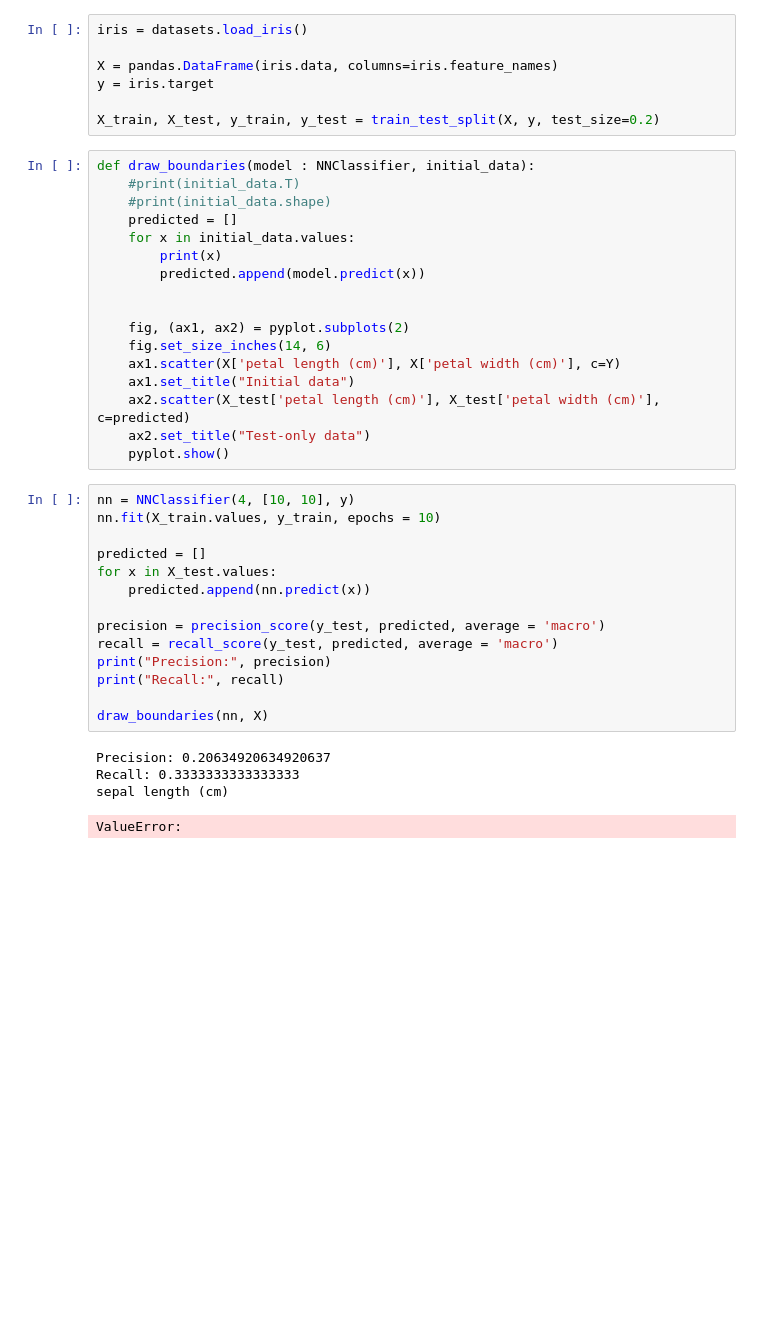
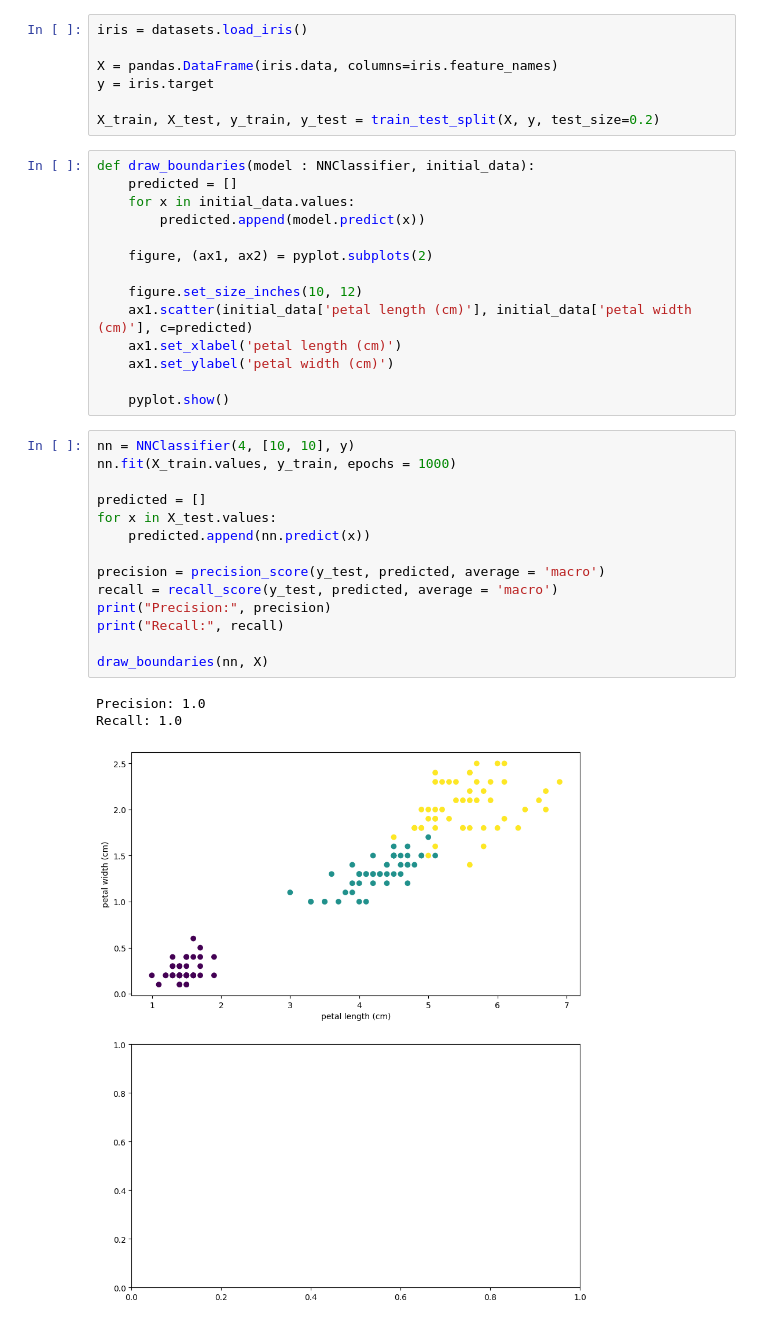
Before and after one commit to yaggod/MachineLearningTasks, a Jupyter notebook: Machine Learning/Task1.ipynb, the cells around one changed output. Drawn from its saved outputs; the diff is of its cells as text; blank space fills up the shorter version.

```diff
--- a/Machine Learning/Task1.ipynb
+++ b/Machine Learning/Task1.ipynb
@@ -122,40 +122,36 @@ y = iris.target
 X_train, X_test, y_train, y_test = train_test_split(X, y, test_size=0.2)
 # %%
 def draw_boundaries(model : NNClassifier, initial_data):
-    #print(initial_data.T)
-    #print(initial_data.shape)
     predicted = []
     for x in initial_data.values:
-        print(x)
         predicted.append(model.predict(x))
 
+    figure, (ax1, ax2) = pyplot.subplots(2)
 
-    fig, (ax1, ax2) = pyplot.subplots(2)
-    fig.set_size_inches(14, 6)
-    ax1.scatter(X['petal length (cm)'], X['petal width (cm)'], c=Y)
-    ax1.set_title("Initial data")
-    ax2.scatter(X_test['petal length (cm)'], X_test['petal width (cm)'], c=predicted)
-    ax2.set_title("Test-only data")
+    figure.set_size_inches(10, 12)
+    ax1.scatter(initial_data['petal length (cm)'], initial_data['petal width (cm)'], c=predicted)
+    ax1.set_xlabel('petal length (cm)')
+    ax1.set_ylabel('petal width (cm)')
+
     pyplot.show()
 # %%
 nn = NNClassifier(4, [10, 10], y)
-nn.fit(X_train.values, y_train, epochs = 10)
+nn.fit(X_train.values, y_train, epochs = 1000)
 
 predicted = []
 for x in X_test.values:
     predicted.append(nn.predict(x))
 
 precision = precision_score(y_test, predicted, average = 'macro')
 recall = recall_score(y_test, predicted, average = 'macro')
 print("Precision:", precision)
 print("Recall:", recall)
 
 draw_boundaries(nn, X)
 # %% [output]
-Precision: 0.20634920634920637
-Recall: 0.3333333333333333
-sepal length (cm)
+Precision: 1.0
+Recall: 1.0
-ValueError:
+[figure, added]
 # %%
 nn = NNClassifier(4, [1], y)
 nn.fit(X_train.values, y_train, epochs = 1000)
```
Also changed, not shown: parts of 1 cell of this notebook.
